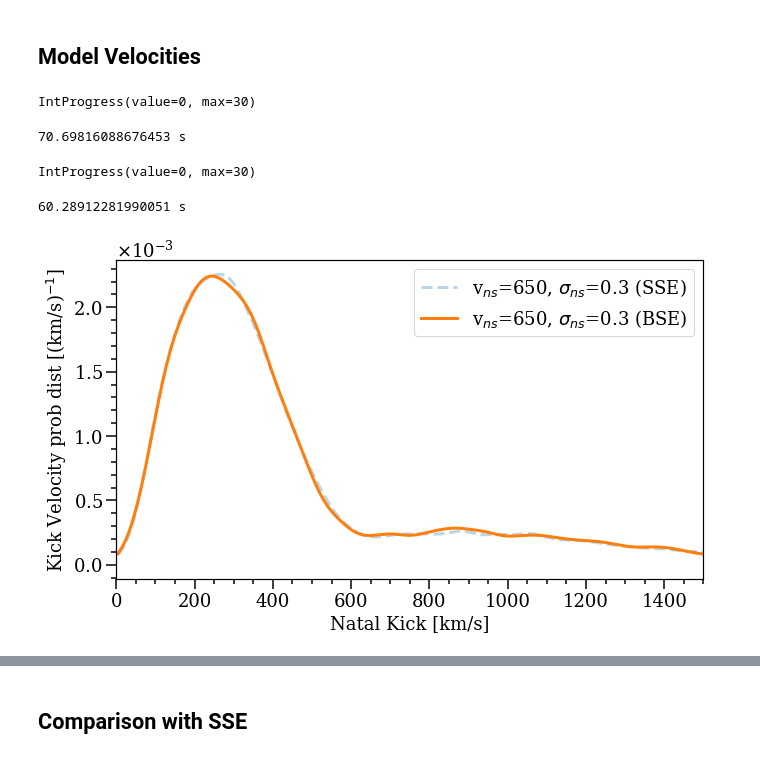
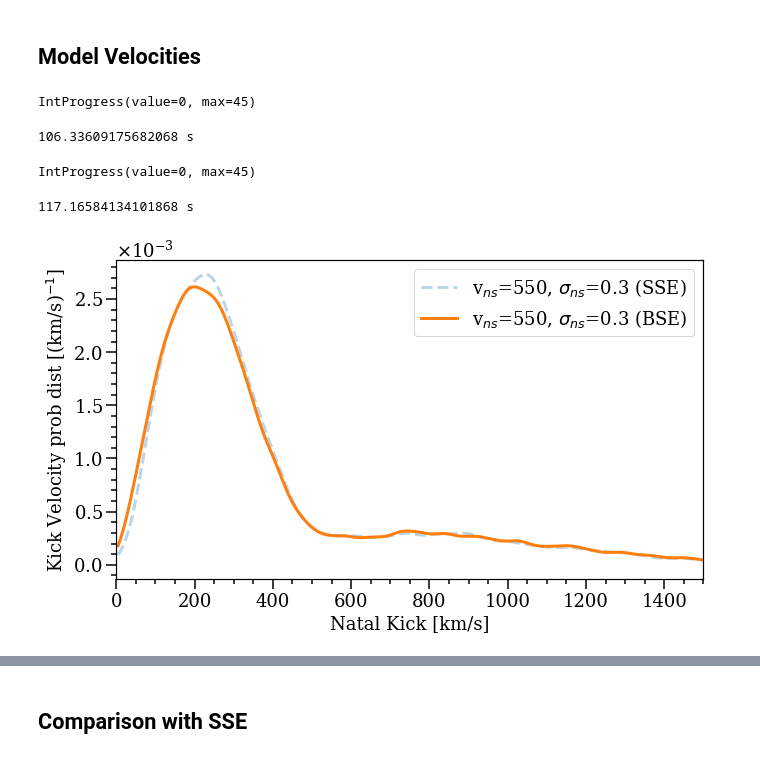
Before and after one commit to veome22/supernova_remnant_prescription, a Jupyter notebook: model_likelihood_analysis_bse.ipynb, the cells around one changed output, grey strips where cells are left out. Saved outputs shown, nothing was run; the diff lists cells and outputs as text; code cells hidden in the pictures.

```diff
--- a/model_likelihood_analysis_bse.ipynb
+++ b/model_likelihood_analysis_bse.ipynb
@@ -79,7 +79,7 @@ def layoutAxes(ax, nameX='', nameY='', \
 # %%
 # Define the models of interest
 bh_kicks=[200]
-ns_kicks = [400, 450, 500, 550, 600, 650]
+ns_kicks = [300, 350, 400, 450, 500, 550, 600, 650, 700]
 sigmas = [0.1, 0.2, 0.3, 0.4, 0.5]
 
 # Define the location of the posterior data
@@ -102,7 +102,7 @@ for i in range(len(sigmas)):
 
 kick_models["ALL"] = np.arange(0, vns*sig, 1)
 # %%
-# Read model velocity data (takes ~2 min)
+# Read model velocity data (takes ~1 min)
 
 start = time.time()
 
@@ -127,8 +127,8 @@ for ns_kick in ns_kicks:
 end = time.time()
 print(end - start, "s")
 # %% [output]
-IntProgress(value=0, max=30)
+IntProgress(value=0, max=45)
-70.69816088676453 s
+106.33609175682068 s
 # %%
 # Read SSE model velocity data (takes ~2 min)
 
@@ -155,8 +155,8 @@ for ns_kick in ns_kicks:
 end = time.time()
 print(end - start, "s")
 # %% [output]
-IntProgress(value=0, max=30)
+IntProgress(value=0, max=45)
-60.28912281990051 s
+117.16584134101868 s
 # %%
 def plot_kde(PLOT_RANGE, NS_KICKS_3D, NS_KICKS_2D, d=3, output=None, lw=3, linestyle='-', alpha=1, label_prefix='', label_suffix=''):
     for i in PLOT_RANGE:
@@ -184,12 +184,12 @@ def plot_kde(PLOT_RANGE, NS_KICKS_3D, NS_KICKS_2D, d=3, output=None, lw=3, lines
 # %%
 plt.rc('font', size=fm)
 f, ax= plt.subplots(1, 1,  figsize=(10,6))
-plot_kde(np.intersect1d(kick_models["NS_650_RANGE"], kick_models["SIGMA_0.3_RANGE"]), NS_KICKS_3D_SSE, NS_KICKS_2D_SSE, d=3, linestyle='--', alpha=0.3, label_suffix=' (SSE)')
-plot_kde(np.intersect1d(kick_models["NS_650_RANGE"], kick_models["SIGMA_0.3_RANGE"]), NS_KICKS_3D, NS_KICKS_2D, d=3, label_suffix=' (BSE)')
+plot_kde(np.intersect1d(kick_models["NS_550_RANGE"], kick_models["SIGMA_0.3_RANGE"]), NS_KICKS_3D_SSE, NS_KICKS_2D_SSE, d=3, linestyle='--', alpha=0.3, label_suffix=' (SSE)')
+plot_kde(np.intersect1d(kick_models["NS_550_RANGE"], kick_models["SIGMA_0.3_RANGE"]), NS_KICKS_3D, NS_KICKS_2D, d=3, label_suffix=' (BSE)')
 # plot_kde(np.intersect1d(kick_models["NS_550_RANGE"], kick_models["SIGMA_0.4_RANGE"]), NS_KICKS_3D_SSE, NS_KICKS_2D_SSE, d=3, linestyle='--', alpha=0.7, label_suffix=' (SSE)')
 
 plt.xlim(0, 1500)
 plt.show()
 # %% [output]
-[figure, old version]
+[figure, new version]
 # %% [markdown]
```
Also changed, not shown: parts of 13 cells of this notebook, 3 other files.
